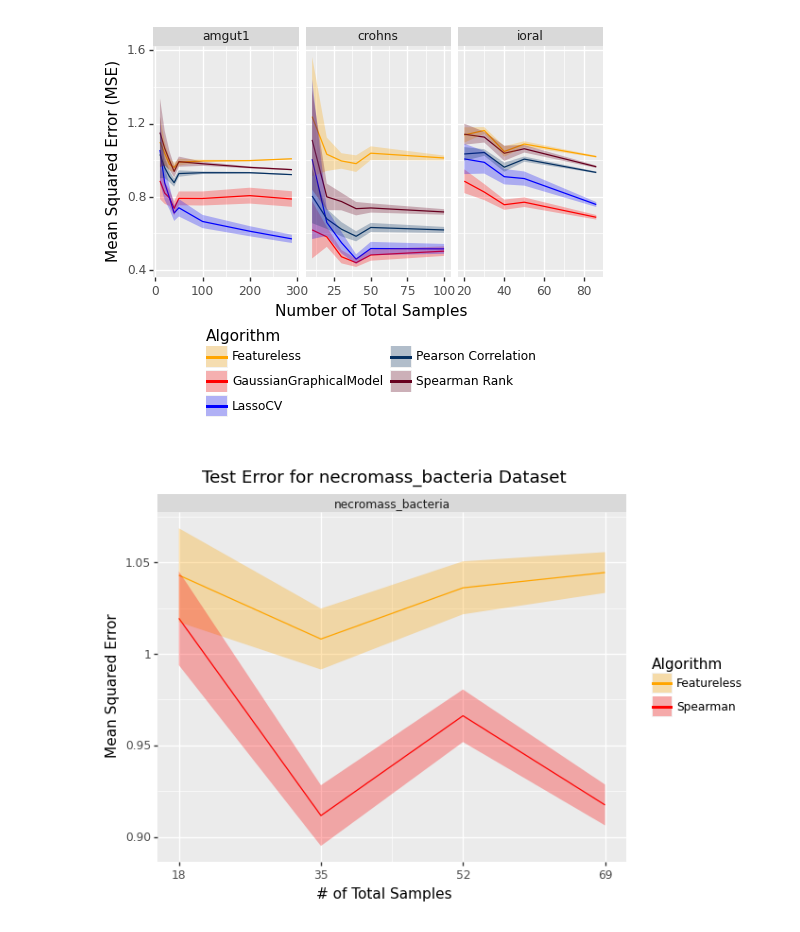
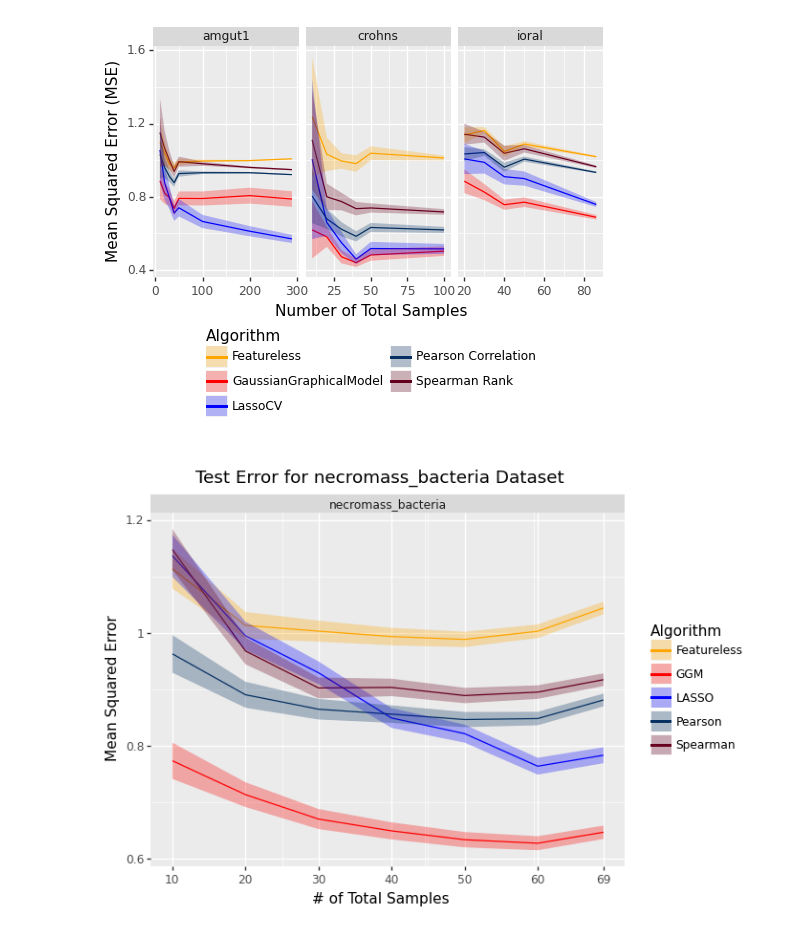
Before and after one commit to EngineerDanny/CS685-Microbe-Network-Research-Code, a Jupyter notebook: model_subsampling/results/analyze_results.ipynb, the cells around one changed output. Drawn from its saved outputs; the diff is of its cells as text; code cells hidden in the pictures.

```diff
--- a/model_subsampling/results/analyze_results.ipynb
+++ b/model_subsampling/results/analyze_results.ipynb
@@ -248,36 +248,37 @@ def test_error_graph(error_df):
         # show the plot
         print(gg)
         # TODO: Uncomment to save the plot
-        # gg.save(f"{dataset}_updated_graph.png")
+        gg.save(f"{dataset}_updated_graph.png", dpi=900)
 # %%
 # date_time = "2023-03-06_17:34"
 # date_time = "2023-03-22_17:46"
 # date_time = "2023-03-22_18:45"
 # date_time = "2023-03-22_19:15"
 # date_time = "2023-04-03_18:15"
 # date_time = "2023-04-03_18:31"
 date_time = "2023-03-22_18:12"
 date_time = "2023-03-22_19:01"
 date_time = "2023-04-10_11:18"
 date_time = "2023-04-10_12:28"
 
 # date_time = "2023-04-10_17:47"
 date_time = "2023-04-10_15:31"
 date_time = "2023-05-29_12:40"
 date_time = "2023-06-21_17:26"
 date_time = "2023-06-21_19:01"
 date_time = "2023-06-28_13:01"
 # date_time = "2023-07-19_20:27"
 date_time = "2023-07-20_16:36"
+date_time = "2023-07-20_16:44"
 
 
 error_df = pd.read_csv(f"{root_results_dir}/{date_time}_results.csv")
 # error_df.loc[error_df['Algorithm'] == 'GuassianGraphicalMethod', 'Algorithm'] = 'GaussianGraphicalModel'
 
 # error_df.to_csv(f"{root_results_dir}/{date_time}_results.csv", index=False)
 # filter when `# of Total Samples` is 20, 40, 60, 80, 100
 # error_df = error_df[error_df["# of Total Samples"].isin([20, 40, 60, 80, 100])]
 
 test_error_graph(error_df)
 # %% [output]
-[figure, old version]
+[figure, new version]
```
Also changed, not shown: 2 other files.
